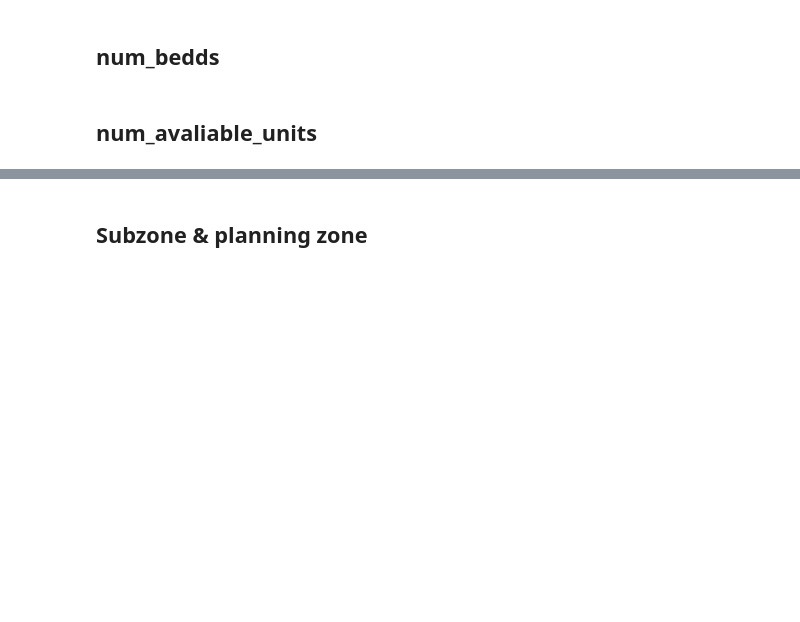
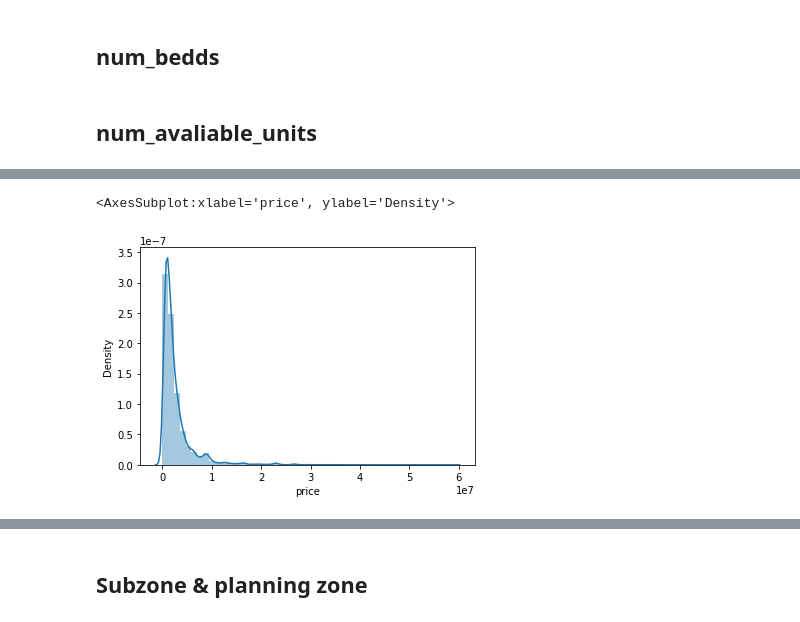
Before and after one commit to ryanchwong/is5126, a Jupyter notebook: nandar-soe.ipynb, the cells around one changed output, grey strips where cells are left out. Drawn from its saved outputs; the diff is of its cells as text; code cells hidden in the pictures; blank space fills up the shorter version.

```diff
--- a/nandar-soe.ipynb
+++ b/nandar-soe.ipynb
@@ -360,0 +456,3 @@ test['available_unit_types'] = test['available_unit_types'].fillna(avg_ava_units
+# %%
+train['scores_price']=model.decision_function(train[['price_per_sqft']])
+train['anomaly_price']=model.predict(train[['price_per_sqft']])
@@ -360,0 +481,7 @@ test['available_unit_types'] = test['available_unit_types'].fillna(avg_ava_units
+# %%
+train = train[train.anomaly_price != -1]
+# %%
+sns.distplot(train['price'])
+# %% [output]
+<AxesSubplot:xlabel='price', ylabel='Density'>
+[figure, added]
```
Also changed, not shown: parts of 49 cells of this notebook.
